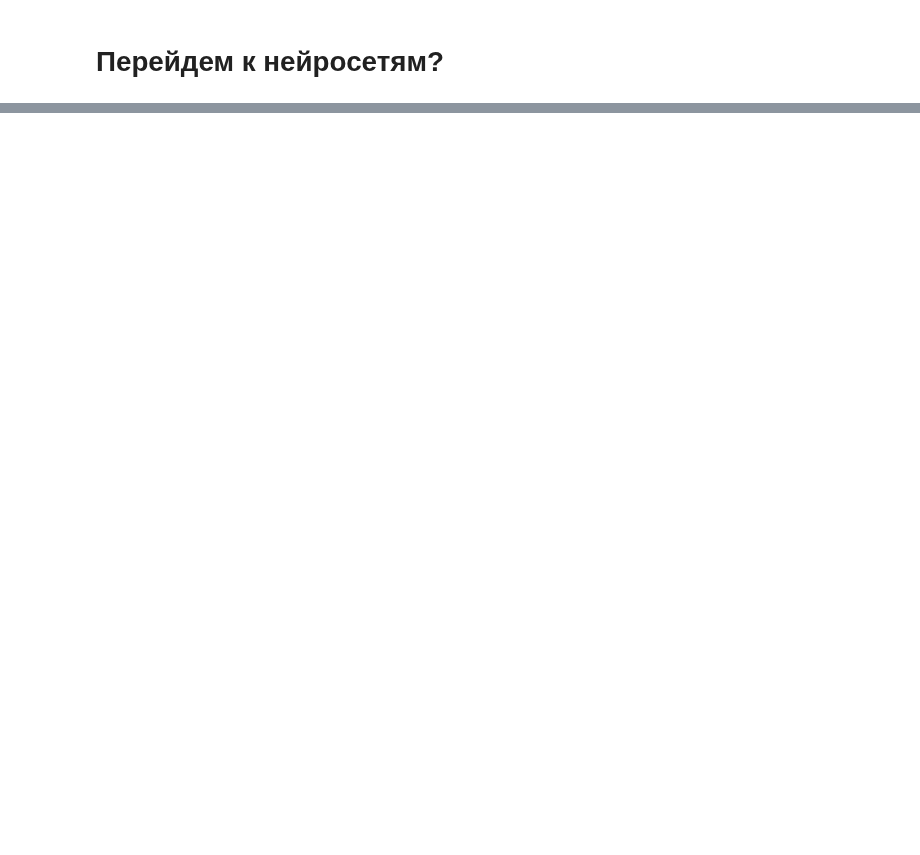
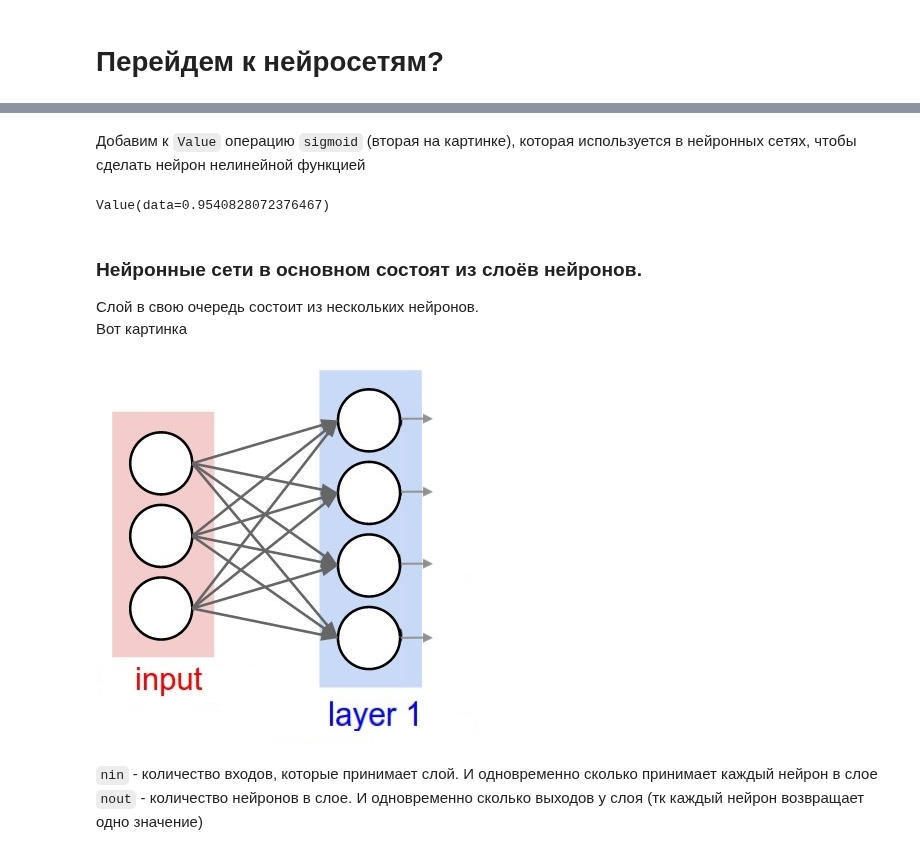
Before and after one commit to kokamido/ml2023, a Jupyter notebook: 08-NN/1-Backprop2.ipynb, the cells around one changed output, grey strips where cells are left out. Saved outputs shown, nothing was run; the diff lists cells and outputs as text; code cells hidden in the pictures; blank space fills up the shorter version.

```diff
--- a/08-NN/1-Backprop2.ipynb
+++ b/08-NN/1-Backprop2.ipynb
@@ -585,0 +552,2 @@ draw_dot(L)
+# %% [markdown]
+Добавим к `Value` операцию `sigmoid` (вторая на картинке), которая используется в нейронных сетях, чтобы сделать нейрон нелинейной функцией
@@ -585,0 +565,17 @@ draw_dot(L)
+# %%
+x = [2.0, 3.0]
+n = Neuron(2) # нейрон, который принимает два входа
+n(x)
+# %% [output]
+Value(data=0.9540828072376467)
+# %% [markdown]
+### Нейронные сети в основном состоят из слоёв нейронов.
+Слой в свою очередь состоит из нескольких нейронов.
+Вот картинка
+# %%
+Image("images/layer.jpeg")
+# %% [output]
+[figure, added]
+# %% [markdown]
+`nin` - количество входов, которые принимает слой. И одновременно сколько принимает каждый нейрон в слое
+`nout` - количество нейронов в слое. И одновременно сколько выходов у слоя (тк каждый нейрон возвращает одно значение)
```
Also changed, not shown: parts of 34 cells of this notebook, 4 other files.
